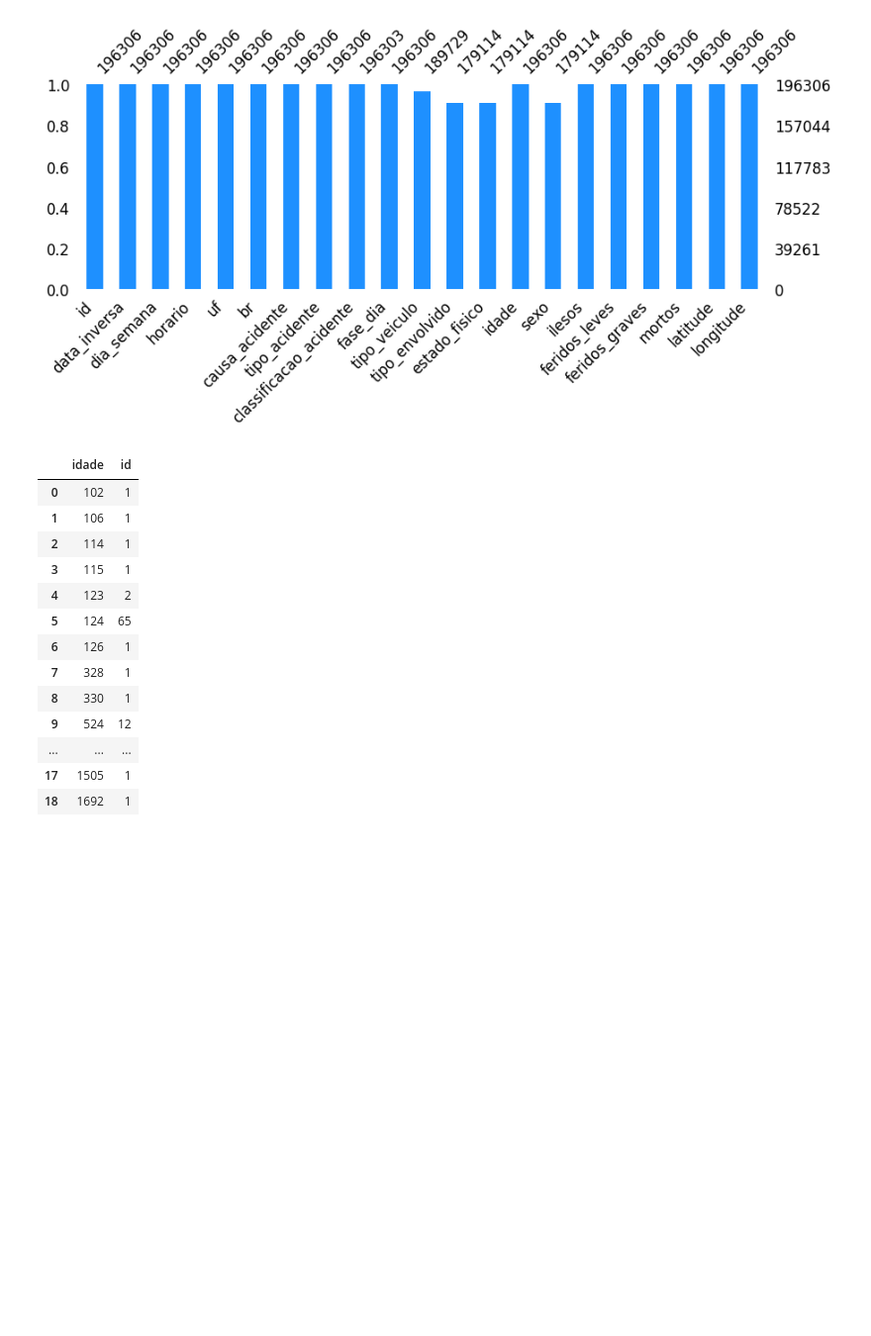
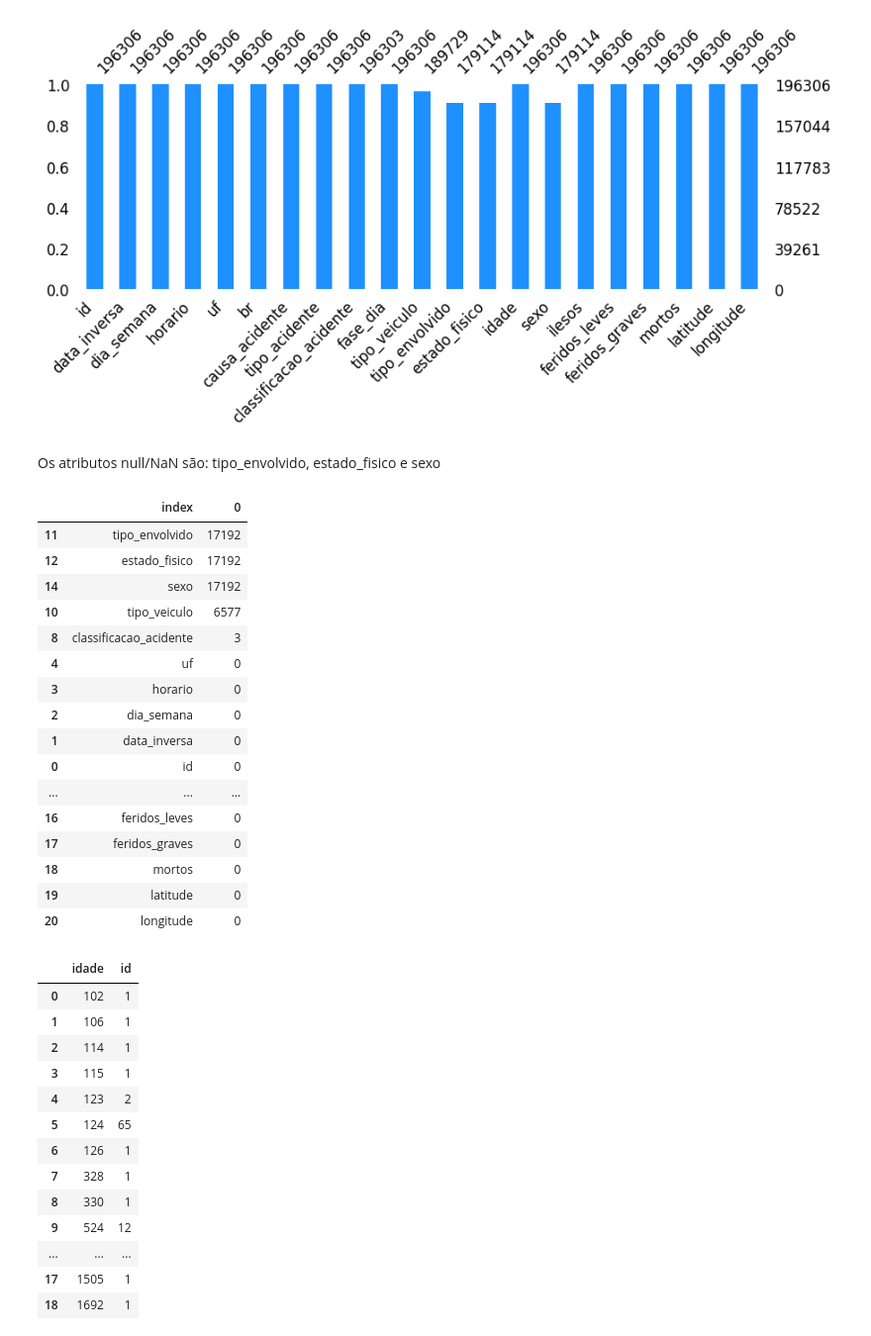
Before and after one commit to gabrielmprata/acidentes_transito, a Jupyter notebook: Acidentes_Rodoviarios_PreProc.ipynb, the cells around one changed output. Shown at 99% size. Saved outputs shown, nothing was run; the diff lists cells and outputs as text; code cells hidden in the pictures; blank space fills up the shorter version.

```diff
--- a/Acidentes_Rodoviarios_PreProc.ipynb
+++ b/Acidentes_Rodoviarios_PreProc.ipynb
@@ -757,6 +758,29 @@ ms.bar(df_pessoas, color="dodgerblue",  figsize=(10,3), fontsize=12)
 # %% [output]
 <Axes: >
 [figure]
+# %% [markdown]
+Os atributos null/NaN são: tipo_envolvido, estado_fisico e sexo
+# %%
+df_null = (pd.DataFrame(df_pessoas.isnull().sum())).reset_index()
+df_null.sort_values(by=0, ascending=False )
+# %% [output]
+|  | index | 0 |
+| 11 | tipo_envolvido | 17192 |
+| 12 | estado_fisico | 17192 |
+| 14 | sexo | 17192 |
+| 10 | tipo_veiculo | 6577 |
+| 8 | classificacao_acidente | 3 |
+| 4 | uf | 0 |
+| 3 | horario | 0 |
+| 2 | dia_semana | 0 |
+| 1 | data_inversa | 0 |
+| 0 | id | 0 |
+| ... | ... | ... |
+| 16 | feridos_leves | 0 |
+| 17 | feridos_graves | 0 |
+| 18 | mortos | 0 |
+| 19 | latitude | 0 |
+| 20 | longitude | 0 |
 # %%
 
 # Verificar idades inconsistentes
```
Also changed, not shown: parts of 6 cells of this notebook.
